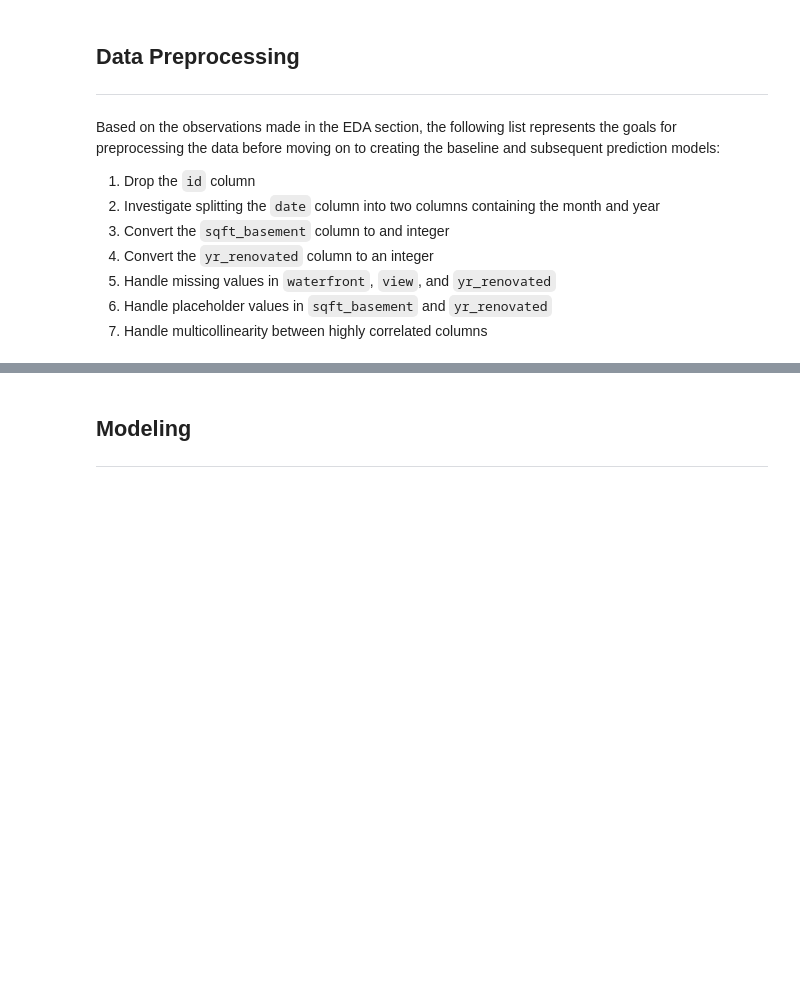
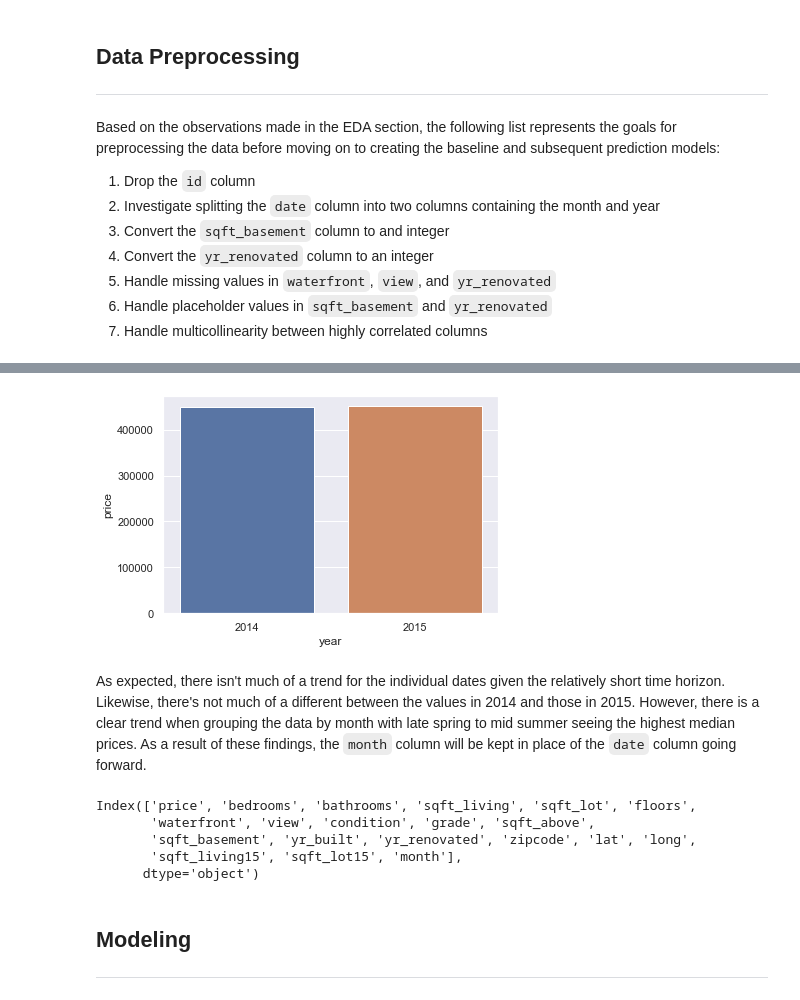
Before and after one commit to tjkyner/housing-regression-model, a Jupyter notebook: notebook.ipynb, the cells around one changed output, grey strips where cells are left out. Drawn from its saved outputs; the diff is of its cells as text; code cells hidden in the pictures; blank space fills up the shorter version.

```diff
--- a/notebook.ipynb
+++ b/notebook.ipynb
@@ -238,3 +312,18 @@ Based on the observations made in the EDA section, the following list represents
+# %%
+sns.barplot(x='year', y='price', data=df_year.reset_index());
+# %% [output]
+[figure, added]
+# %% [markdown]
+As expected, there isn't much of a trend for the individual dates given the relatively short time horizon. Likewise, there's not much of a different between the values in 2014 and those in 2015. However, there is a clear trend when grouping the data by month with late spring to mid summer seeing the highest median prices. As a result of these findings, the `month` column will be kept in place of the `date` column going forward.
+# %%
+df.drop(columns=['date', 'year'], inplace=True)
+df.columns
+# %% [output]
+Index(['price', 'bedrooms', 'bathrooms', 'sqft_living', 'sqft_lot', 'floors',
+       'waterfront', 'view', 'condition', 'grade', 'sqft_above',
+       'sqft_basement', 'yr_built', 'yr_renovated', 'zipcode', 'lat', 'long',
+       'sqft_living15', 'sqft_lot15', 'month'],
+      dtype='object')
 # %% [markdown]
 ## Modeling
 ---
```
Also changed, not shown: parts of 12 cells of this notebook.
